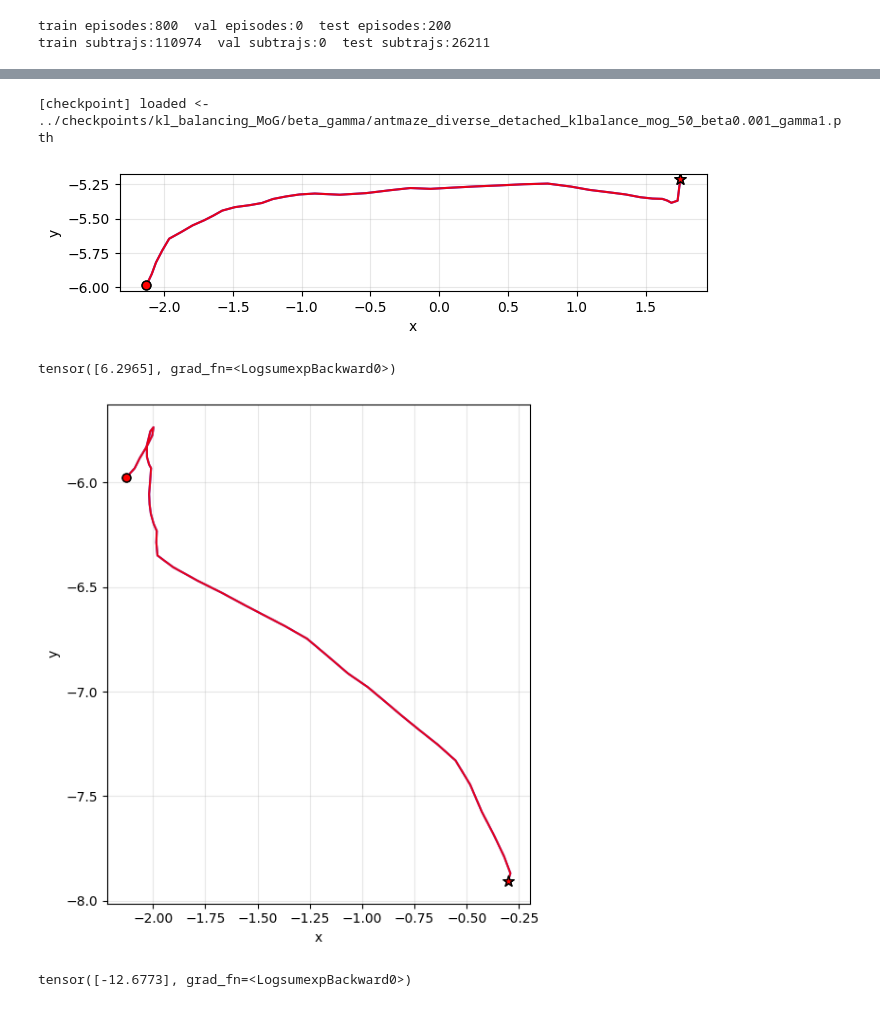
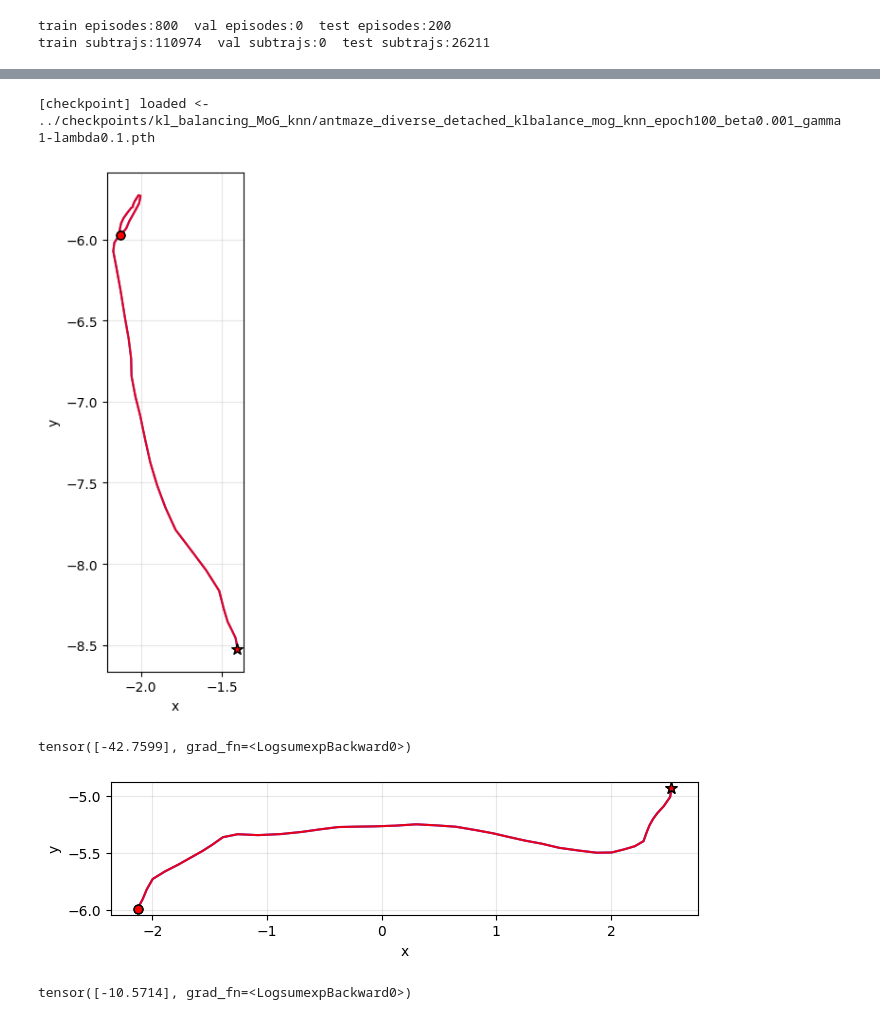
Before and after one commit to williamhuang08/Learning-Temporal-World-Models, a Jupyter notebook: model/plot_priorpost_match.ipynb, the cells around one changed output, grey strips where cells are left out. Saved outputs shown, nothing was run; the diff lists cells and outputs as text; code cells hidden in the pictures.

```diff
--- a/model/plot_priorpost_match.ipynb
+++ b/model/plot_priorpost_match.ipynb
@@ -41,8 +41,6 @@ action_dim = 8
 q_phi = SkillPosterior(state_dim=state_dim, action_dim=action_dim).to(device)
 pi_theta = SkillPolicy(state_dim=state_dim, action_dim=action_dim).to(device)
 p_psi = TAWM(state_dim=state_dim).to(device)
-# p_omega = SkillPrior(state_dim=state_dim).to(device)
-p_omega = MoGSkillPrior(state_dim=state_dim).to(device)
 
 ant_maze_dataset = minari.load_dataset('D4RL/antmaze/medium-diverse-v1')
 # %%
@@ -499,6 +497,6 @@ def draw_cov_ellipse(ax, mean, cov, n_std=2.0, **kwargs):
     ellip = Ellipse(xy=mean, width=width, height=height, angle=theta, fill=False, **kwargs)
     ax.add_patch(ellip)
 # %%
-idx = plot_nearby_subtrajectory(train_ds, ref_idx=39000, radius=0.2, max_plots=500)
+idx = plot_nearby_subtrajectory(train_ds, ref_idx=39000, radius=0.2, max_plots=2)
 print(idx)
 # %% [output]
@@ -507,57 +505,62 @@ print(idx)
 # %%
 env = recover_ant_env()
-ckpt_path = "../checkpoints/kl_balancing_MoG/beta_gamma/antmaze_diverse_detached_klbalance_mog_50_beta0.001_gamma1.pth"
+# p_omega = SkillPrior(state_dim=state_dim).to(device)
+p_omega = MoGSkillPrior(state_dim=state_dim, K=10).to(device)
+# p_omega = MoGSkillPrior(state_dim=state_dim, K=4).to(device)
+ckpt_path = "../checkpoints/kl_balancing_MoG_knn/antmaze_diverse_detached_klbalance_mog_knn_epoch100_beta0.001_gamma1-lambda0.1.pth"
+# ckpt_path = "../checkpoints/kl_balancing_MoG/beta_gamma/antmaze_diverse_detached_klbalance_mog_100_beta0.001_gamma1.pth"
+
 # ckpt_path = "../checkpoints/kl_balancing/antmaze_diverse_detached_klbalance_epoch75_beta1.0_gamma0.001.pth"
 load_checkpoint(ckpt_path, q_phi, pi_theta, p_psi, p_omega, strict=True)
 q_phi.eval(); pi_theta.eval(); p_omega.eval(); p_psi.eval()
 
-s01, S1, A1, sT1 = train_ds.items[idx[1]]
-S_seq1 = train_ds[idx[1]]["state_sequence"].unsqueeze(0).to(device)
-A_seq1 = train_ds[idx[1]]["action_sequence"].unsqueeze(0).to(device)
+s0, S, A, sT = train_ds.items[idx[0]]
+S_seq = train_ds[idx[0]]["state_sequence"].unsqueeze(0).to(device)
+A_seq = train_ds[idx[0]]["action_sequence"].unsqueeze(0).to(device)
 
-s0_obs1 = s01[:27]
-s0_ag1 = s01[27:]
+s0_obs = s0[:27]
+s0_ag = s0[27:]
 
-z1 = sample_skill_from_posterior(torch.as_tensor(S_seq1, dtype=torch.float32), torch.as_tensor(A_seq1, dtype=torch.float32))
-post_traj1, _, s0_env1 = rollout_xy_trajectories(env, s0_obs1, s0_ag1, N_trajs=1, horizon=T, seed=0, resample_skill_per_traj=False, use_prior=False, z_fixed=z1)
+z = sample_skill_from_posterior(torch.as_tensor(S_seq, dtype=torch.float32), torch.as_tensor(A_seq, dtype=torch.float32))
+post_traj, _, s0_env = rollout_xy_trajectories(env, s0_obs, s0_ag, N_trajs=1, horizon=T, seed=0, resample_skill_per_traj=False, use_prior=False, z_fixed=z)
 
-plot_xy_trajectories(post_traj1)
+plot_xy_trajectories(post_traj)
 
-s0_t1 = to_torch(s0_env1).unsqueeze(0)
-# mu_pr1, std_pr1 = p_omega(s0_t)
+s0_t = to_torch(s0_env).unsqueeze(0)
+# mu_pr, std_pr = p_omega(s0_t)
 
-# dist = Independent(Normal(mu_pr1, std_pr1), 1)
-# print(z1.shape)
-# print(s0_t1.shape)
-print(p_omega.log_prob(z1.unsqueeze(0), s0_t))
-# print(dist.log_prob(z1).detach().numpy())
+# dist = Independent(Normal(mu_pr, std_pr), 1)
+# print(dist.log_prob(z))
+print(p_omega.log_prob(z.unsqueeze(0), s0_t))
+# print(dist.log_prob(z).detach().numpy())
 # %% [output]
-[checkpoint] loaded <- ../checkpoints/kl_balancing_MoG/beta_gamma/antmaze_diverse_detached_klbalance_mog_50_beta0.001_gamma1.pth
+[checkpoint] loaded <- ../checkpoints/kl_balancing_MoG_knn/antmaze_diverse_detached_klbalance_mog_knn_epoch100_beta0.001_gamma1-lambda0.1.pth
-[figure, old version]
+[figure, new version]
-tensor([6.2965], grad_fn=<LogsumexpBackward0>)
+tensor([-42.7599], grad_fn=<LogsumexpBackward0>)
 # %%
-s0, S, A, sT = train_ds.items[idx[0]]
-S_seq = train_ds[idx[0]]["state_sequence"].unsqueeze(0).to(device)
-A_seq = train_ds[idx[0]]["action_sequence"].unsqueeze(0).to(device)
+s01, S1, A1, sT1 = train_ds.items[idx[1]]
+S_seq1 = train_ds[idx[1]]["state_sequence"].unsqueeze(0).to(device)
+A_seq1 = train_ds[idx[1]]["action_sequence"].unsqueeze(0).to(device)
 
-s0_obs = s0[:27]
-s0_ag = s0[27:]
+s0_obs1 = s01[:27]
+s0_ag1 = s01[27:]
 
-z = sample_skill_from_posterior(torch.as_tensor(S_seq, dtype=torch.float32), torch.as_tensor(A_seq, dtype=torch.float32))
-post_traj, _, s0_env = rollout_xy_trajectories(env, s0_obs, s0_ag, N_trajs=1, horizon=T, seed=0, resample_skill_per_traj=False, use_prior=False, z_fixed=z)
+z1 = sample_skill_from_posterior(torch.as_tensor(S_seq1, dtype=torch.float32), torch.as_tensor(A_seq1, dtype=torch.float32))
+post_traj1, _, s0_env1 = rollout_xy_trajectories(env, s0_obs1, s0_ag1, N_trajs=1, horizon=T, seed=0, resample_skill_per_traj=False, use_prior=False, z_fixed=z1)
 
-plot_xy_trajectories(post_traj)
+plot_xy_trajectories(post_traj1)
 
-s0_t = to_torch(s0_env).unsqueeze(0)
-# mu_pr, std_pr = p_omega(s0_t)
+s0_t1 = to_torch(s0_env1).unsqueeze(0)
+# mu_pr1, std_pr1 = p_omega(s0_t)
 
-# dist = Independent(Normal(mu_pr, std_pr), 1)
-# print(dist.log_prob(z))
-print(p_omega.log_prob(z.unsqueeze(0), s0_t))
-# print(dist.log_prob(z).detach().numpy())
+# dist = Independent(Normal(mu_pr1, std_pr1), 1)
+# print(z1.shape)
+# print(s0_t1.shape)
+print(p_omega.log_prob(z1.unsqueeze(0), s0_t))
+# print(dist.log_prob(z1).detach().numpy())
 # %% [output]
-[figure, old version]
+[figure, new version]
-tensor([-12.6773], grad_fn=<LogsumexpBackward0>)
+tensor([-10.5714], grad_fn=<LogsumexpBackward0>)
 # %%
 print(np.linalg.norm(s0_ag - s0_ag1))
 # %% [output]
```
Also changed, not shown: parts of 6 cells of this notebook.
